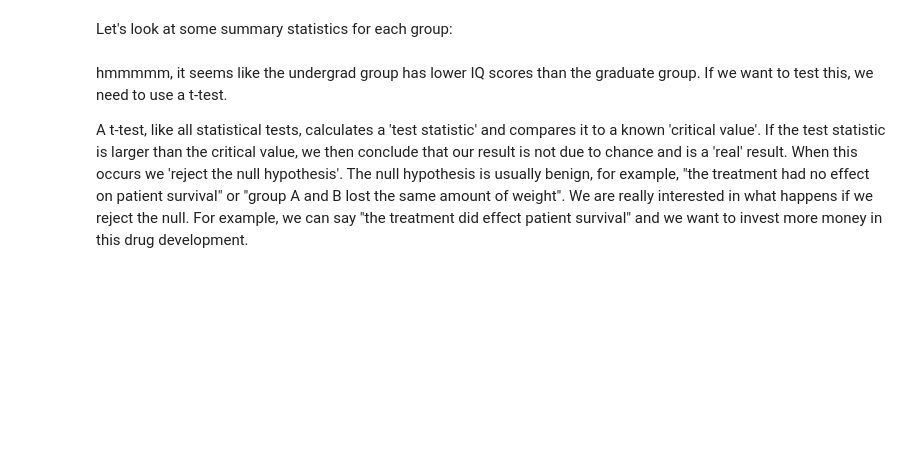
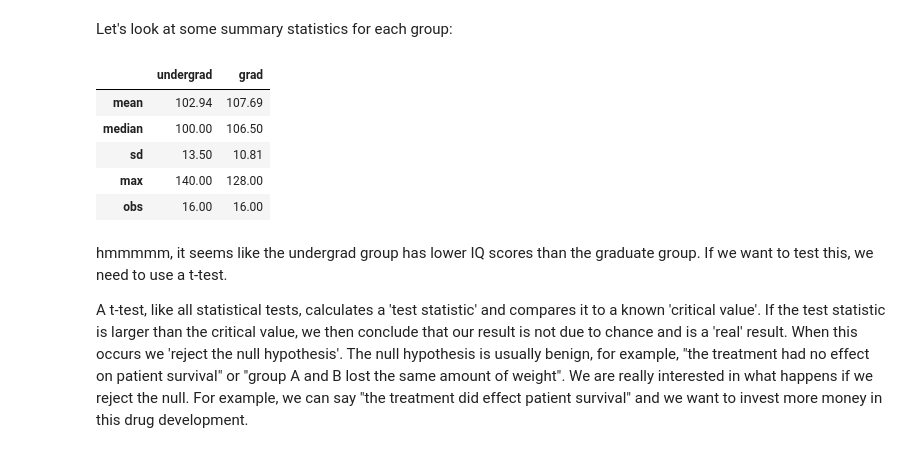
Before and after one commit to nrb75/TDI-Interview, a Jupyter notebook: TDI_Interview.ipynb, the cells around one changed output. Saved outputs shown, nothing was run; the diff lists cells and outputs as text; code cells hidden in the pictures; blank space fills up the shorter version.

```diff
--- a/TDI_Interview.ipynb
+++ b/TDI_Interview.ipynb
@@ -37,7 +37,15 @@ head(friendIQ)
 Let's look at some summary statistics for each group:
 # %%
 sum.stat=function(x) {round(c(mean=mean(x), median=median(x), sd=sd(x), max=max(x), obs=length(x)),2)}
-sapply(friendIQ, sum.stat)
+sum.data=sapply(friendIQ, sum.stat)
+sum.data
+# %% [output]
+|  | undergrad | grad |
+| mean | 102.94 | 107.69 |
+| median | 100.00 | 106.50 |
+| sd | 13.50 | 10.81 |
+| max | 140.00 | 128.00 |
+| obs | 16.00 | 16.00 |
 # %% [markdown]
 hmmmmm, it seems like the undergrad group has lower IQ scores than the graduate group. If we want to test this, we need to use a t-test.
 
```
Also changed, not shown: parts of 28 cells of this notebook, 1 other file.
